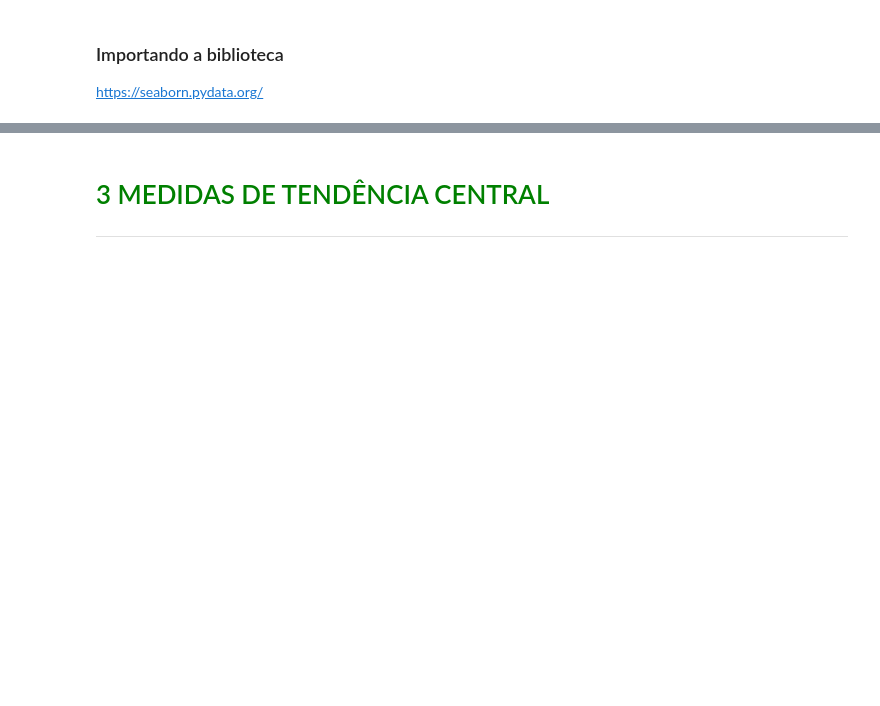
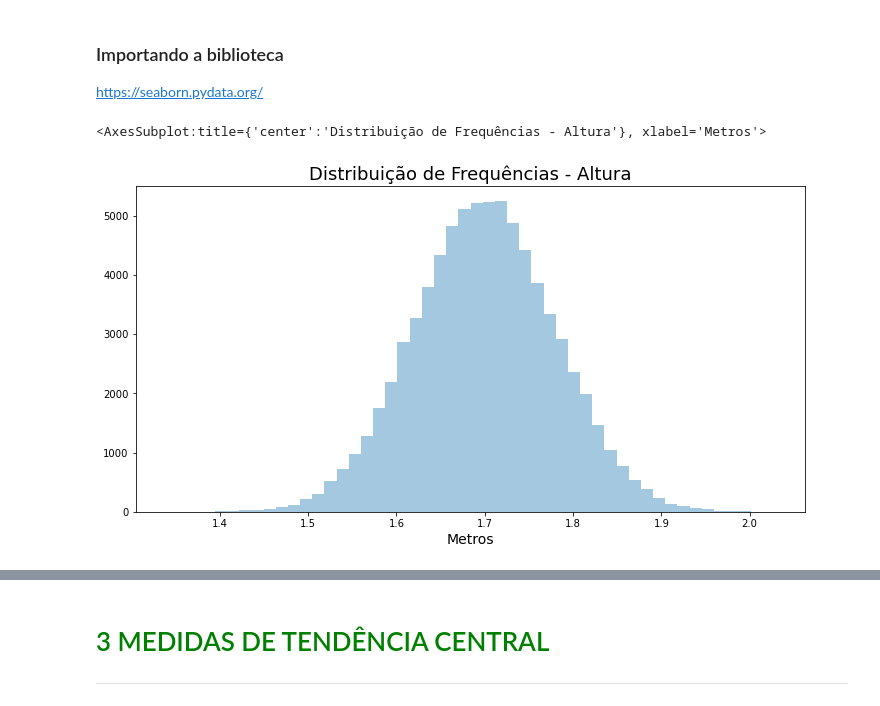
Before and after one commit to Caiocof/Estatistica_Python_01, a Jupyter notebook: Dados/Curso_de_Estatística_Parte_1.ipynb, the cells around one changed output, grey strips where cells are left out. Drawn from its saved outputs; the diff is of its cells as text; code cells hidden in the pictures; blank space fills up the shorter version.

```diff
--- a/Dados/Curso_de_Estatística_Parte_1.ipynb
+++ b/Dados/Curso_de_Estatística_Parte_1.ipynb
@@ -477,0 +480,9 @@ https://seaborn.pydata.org/
+# %%
+ax = sns.distplot(dados['Altura'], kde=False)
+ax.figure.set_size_inches(12,6)
+ax.set_title('Distribuição de Frequências - Altura', fontsize=18)
+ax.set_xlabel('Metros', fontsize=14)
+ax
+# %% [output]
+<AxesSubplot:title={'center':'Distribuição de Frequências - Altura'}, xlabel='Metros'>
+[figure, added]
```
Also changed, not shown: parts of 8 cells of this notebook.
